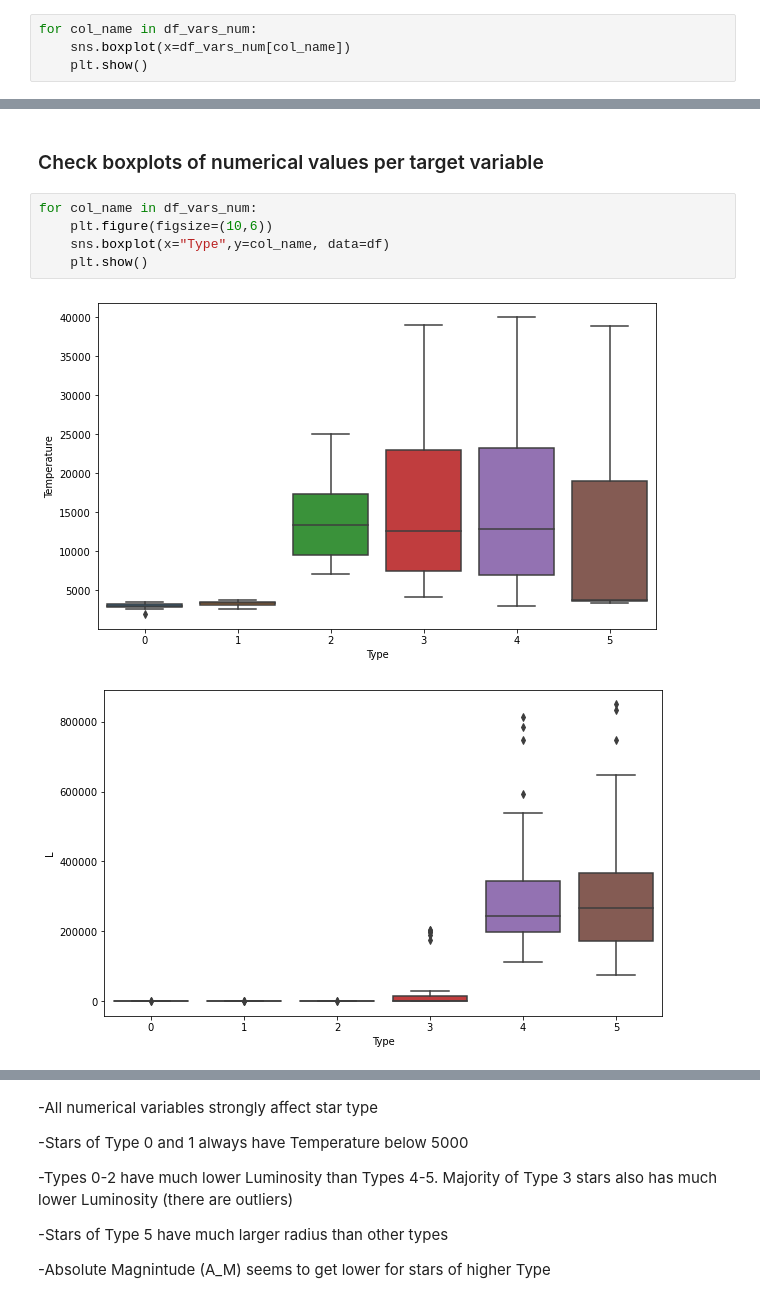
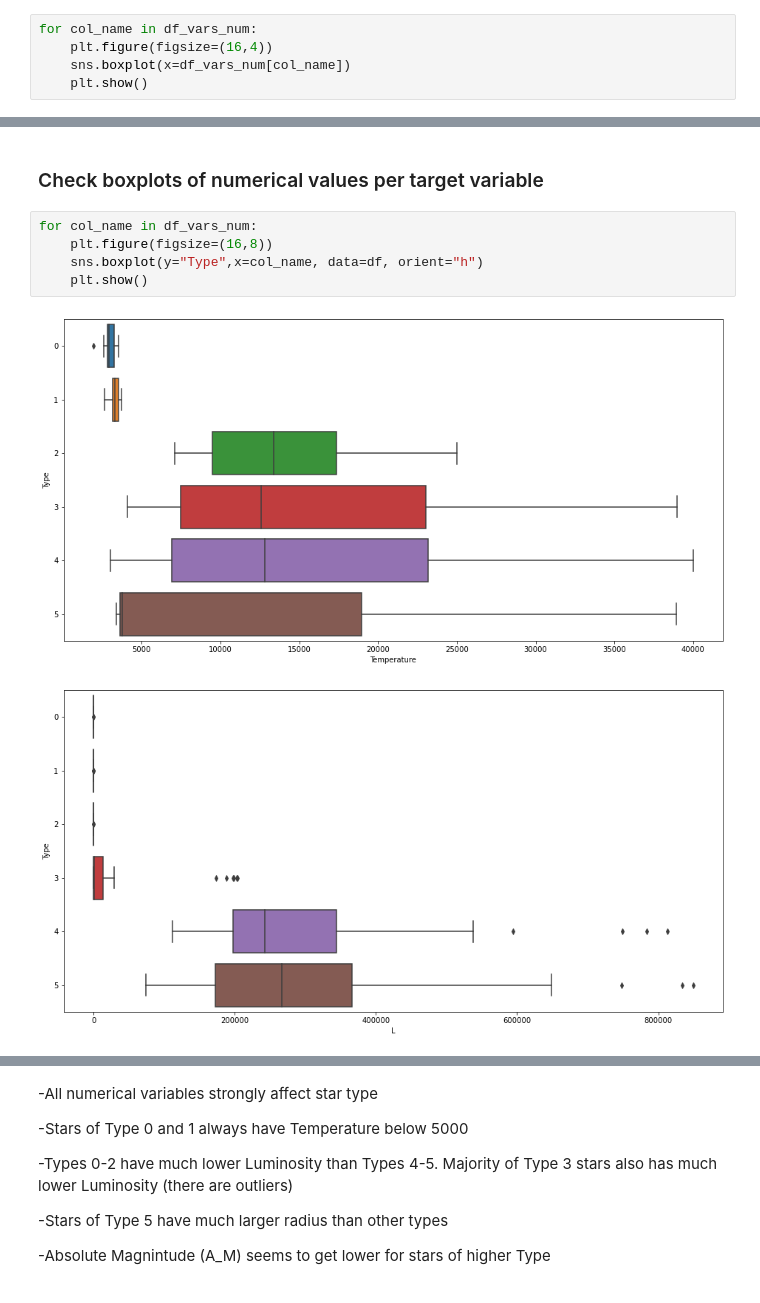
Before and after one commit to ZasadnyJan/Star_type_classification, a Jupyter notebook: Main_notebook.ipynb, the cells around one changed output, grey strips where cells are left out. Drawn from its saved outputs; the diff is of its cells as text.

```diff
--- a/Main_notebook.ipynb
+++ b/Main_notebook.ipynb
@@ -101,6 +101,7 @@ df_vars_num.describe()
 ### Check boxplots of each variable
 # %%
 for col_name in df_vars_num:
+    plt.figure(figsize=(16,4))
     sns.boxplot(x=df_vars_num[col_name])
     plt.show()
 # %% [output]
@@ -127,9 +129,9 @@ for col_name in df_vars_num:
 ### Check boxplots of numerical values per target variable
 # %%
 for col_name in df_vars_num:
-    plt.figure(figsize=(10,6))
-    sns.boxplot(x="Type",y=col_name, data=df)
+    plt.figure(figsize=(16,8))
+    sns.boxplot(y="Type",x=col_name, data=df, orient="h")
     plt.show()
 # %% [output]
-[figure, old version]
+[figure, new version]
-[figure, old version]
+[figure, new version]
```
Also changed, not shown: parts of 22 cells of this notebook.
